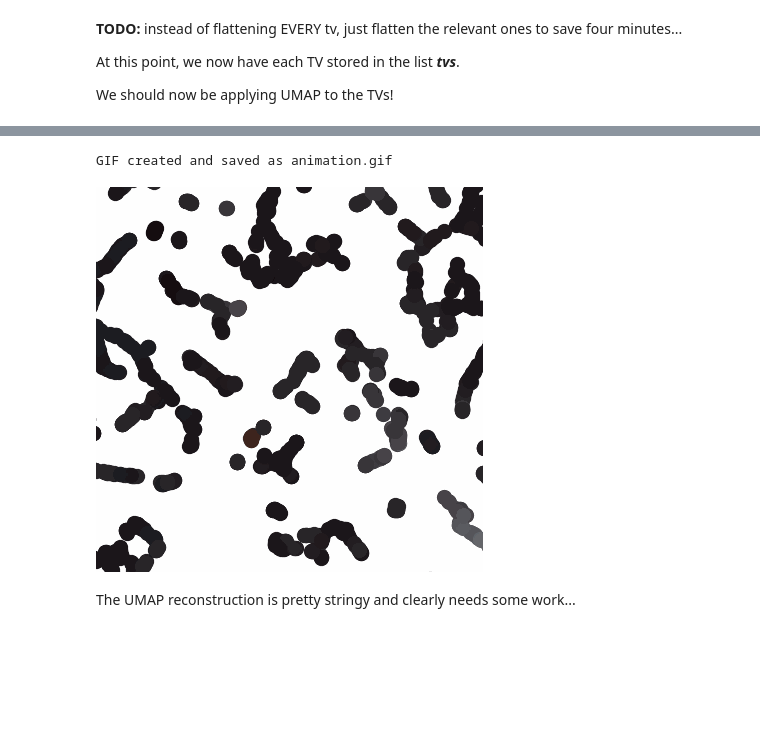
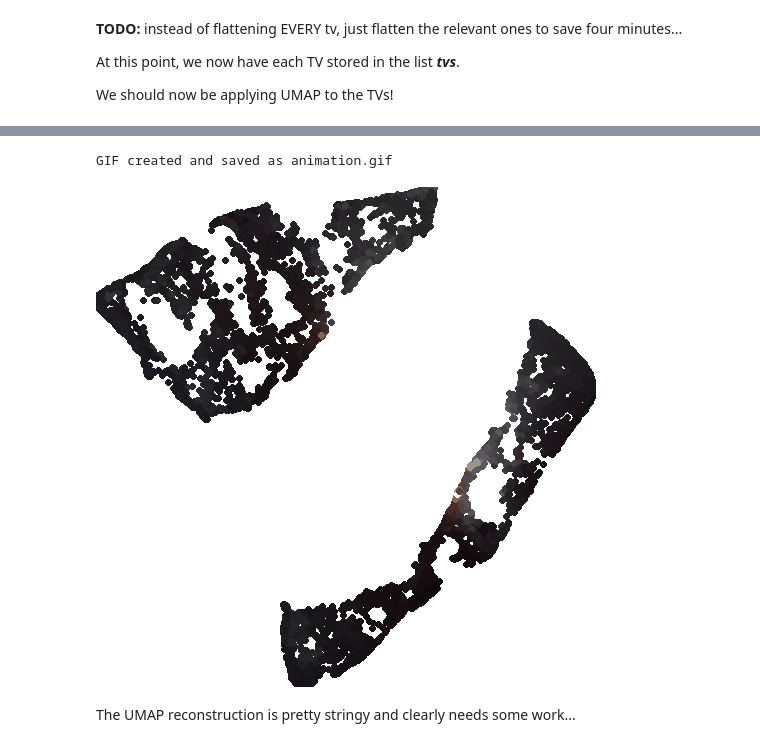
Before and after one commit to brockbrownwork/unscramble_video, a Jupyter notebook: unscramble.ipynb, the cells around one changed output, grey strips where cells are left out. Cells and saved outputs as stored; diff of their text form; code cells hidden in the pictures; blank space fills up the shorter version.

Commit message:
Animation is MUCH faster now, UMAP n_neighbors parameter increased

```diff
--- a/unscramble.ipynb
+++ b/unscramble.ipynb
@@ -120,7 +120,7 @@ We should now be applying UMAP to the TVs!
 # Step 4: Run UMAP
 
 # Initialize UMAP with desired parameters
-reducer = umap.UMAP(n_neighbors=4, min_dist=0.1, n_components=2, metric='euclidean', n_jobs = -1, verbose = True)
+reducer = umap.UMAP(n_neighbors=100, min_dist=0.1, n_components=2, metric='euclidean', n_jobs = -1, verbose = True)
 
 # Fit and transform the data
 embedding = reducer.fit_transform(tvs[:number_of_tvs])
@@ -162,7 +162,7 @@ def list_to_colors(input_list):
     '''
     if len(input_list) % 3 != 0:
         raise ValueError("The length of the list must be a multiple of 3.")
-    return [tuple(input_list[i:i + 3] / 255) for i in range(0, len(input_list), 3)]
+    return [tuple(input_list[i:i + 3]) for i in range(0, len(input_list), 3)]
 
 relevant_tvs = []
 for tv in tqdm(tvs[:number_of_tvs], desc = "Converting lists back to colors and normalizing"):
@@ -170,55 +170,60 @@ for tv in tqdm(tvs[:number_of_tvs], desc = "Converting lists back to colors and
 # %%
 # Step 6. Create the animation
 
-def create_color_animation(color_list, x_list, y_list, output_filename='animation.gif', num_frames = None):
-    # Define the folder to store the temporary images
-    temp_folder = 'temp_images'
+from PIL import Image, ImageDraw
+import os
+from tqdm import tqdm
 
-    # Create the temporary folder if it doesn't exist
-    if not os.path.exists(temp_folder):
-        os.makedirs(temp_folder)
+def normalize_list(input_list):
+    min_val = min(input_list)
+    max_val = max(input_list)
+    return [(x - min_val) / (max_val - min_val) for x in input_list]
+
+def create_color_animation(color_list, x_list, y_list, output_filename='animation.gif', num_frames=None):
+    # Set the image size and other parameters
+    img_size = (500, 500)
+    point_radius = 3  # Adjust point size as needed
+    background_color = (255, 255, 255)  # White background
+    x_list, y_list = normalize_list(x_list), normalize_list(y_list)
+
     if not num_frames:
-        num_frames = len(color_list[0])  # Number of frames is now determined by the number of colors per point
+        num_frames = len(color_list[0])  # Determine the number of frames from color_list
+
     images = []
+
     # Loop through each frame to generate images
-    for frame in tqdm(range(num_frames), desc = "Loading animation"):
-        fig, ax = plt.subplots(figsize=(5, 5))
-        plt.xlim(0, 10)  # Set the limits based on your data range
-        plt.ylim(0, 10)
+    for frame in tqdm(range(num_frames), desc="Loading animation"):
+        # Create a blank image with white background
+        img = Image.new('RGB', img_size, background_color)
+        draw = ImageDraw.Draw(img)
 
-        # Remove grid, axis, and title
-        ax.set_axis_off()
+        # Draw each point for the current frame
+        for i in range(len(x_list)):
+            # Convert x, y to pixel coordinates (scaled to fit the image size)
+            x = int(x_list[i] * (img_size[0]))  # Assuming x_list ranges from 0 to 1
+            y = int(y_list[i] * (img_size[1]))  # Assuming y_list ranges from 0 to 1
 
-        # Plot the points with RGB colors for the current frame and round marker ('o')
-        for i in range(len(x_list)):
-            plt.scatter(x_list[i], y_list[i], color=color_list[i][frame], s=100, marker='o')  # Use round marker
+            # Get the color for the current frame
+            color = tuple(map(int, color_list[i][frame]))  # Convert to RGB tuple
 
-        # Save the frame to the temp folder
-        plt.savefig(os.path.join(temp_folder, f'frame_{frame}.png'), bbox_inches='tight', pad_inches=0)
-        plt.close()
+            # Draw the point as a circle
+            draw.ellipse([x - point_radius, y - point_radius, x + point_radius, y + point_radius], fill=color)
 
-        # Load the saved image and add it to the list
-        images.append(Image.open(os.path.join(temp_folder, f'frame_{frame}.png')))
+        # Append the frame to the list of images
+        images.append(img)
 
-    # Create GIF from the images
+    # Create a GIF from the list of images
     images[0].save(output_filename, save_all=True, append_images=images[1:], duration=300, loop=0)
-
-    # Clean up the temporary images
-    for frame in range(num_frames):
-        os.remove(os.path.join(temp_folder, f'frame_{frame}.png'))
-
-    # Remove the temporary directory
-    os.rmdir(temp_folder)
 
     print(f"GIF created and saved as {output_filename}")
 
-# Call the function and create the GIF
-create_color_animation(relevant_tvs, x_coordinates, y_coordinates, num_frames = 10)
+# Call the function to create the GIF
+create_color_animation(relevant_tvs, x_coordinates, y_coordinates, num_frames=10)
 
 # Display the GIF
 DisplayImage(filename='animation.gif')
 # %% [output]
 GIF created and saved as animation.gif
-[figure, old version]
+[figure, new version]
 # %% [markdown]
 The UMAP reconstruction is pretty stringy and clearly needs some work...
```
Also changed, not shown: parts of 1 cell of this notebook, 2 other files.
